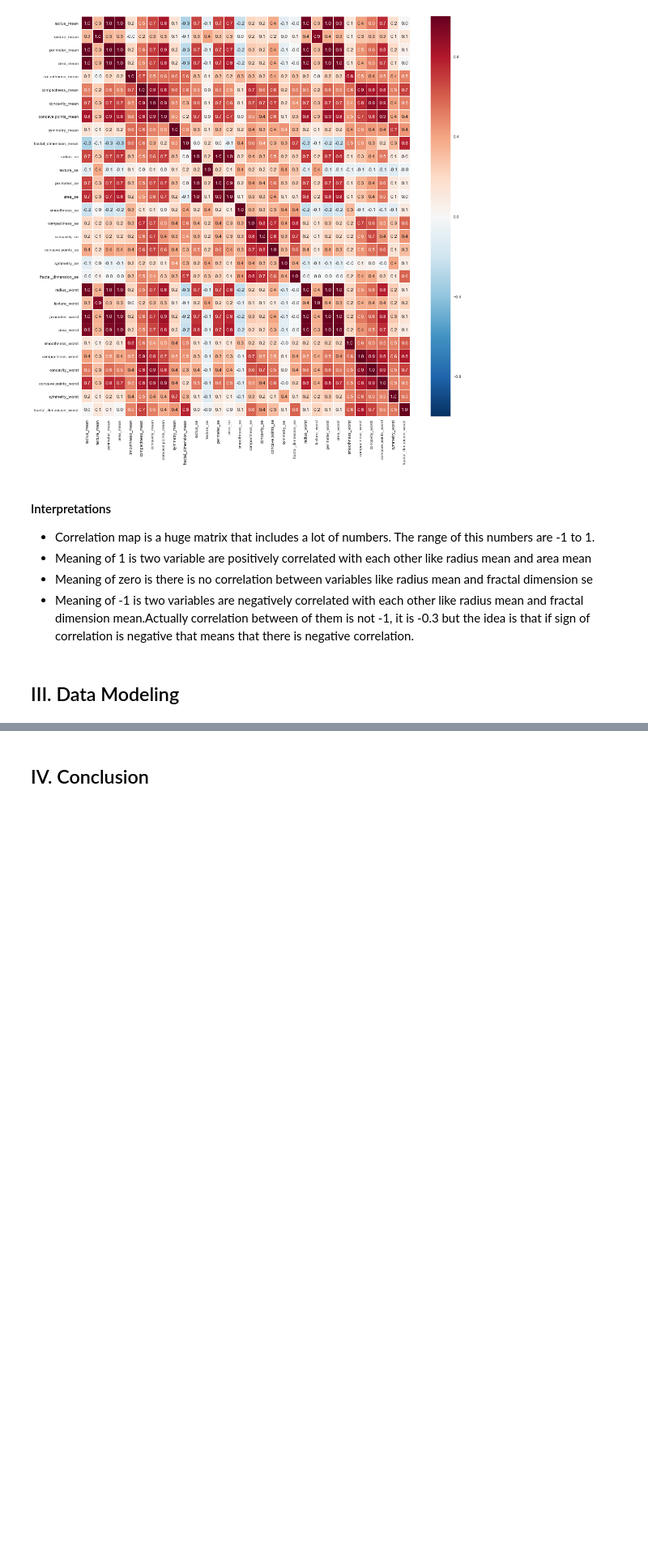
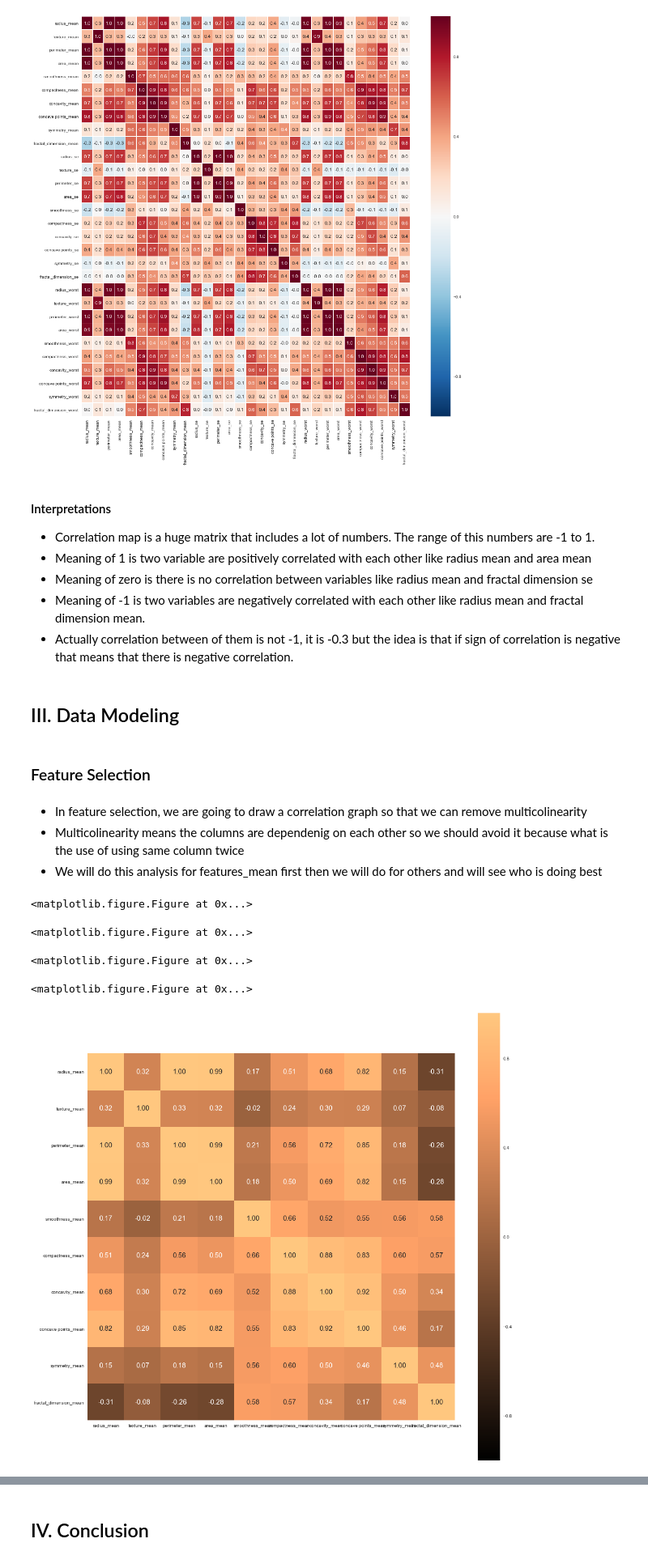
Before and after one commit to melissa-perez/MontyPython, a Jupyter notebook: STATS131 Project Report.ipynb, the cells around one changed output, grey strips where cells are left out. Shown at 81% size. Saved outputs shown, nothing was run; the diff lists cells and outputs as text; code cells hidden in the pictures; blank space fills up the shorter version.

Commit message:
Feature selection + random forest model

```diff
--- a/STATS131 Project Report.ipynb
+++ b/STATS131 Project Report.ipynb
@@ -328,6 +329,25 @@ plt.show()
 - Correlation map is a huge matrix that includes a lot of numbers. The range of this numbers are -1 to 1.
 - Meaning of 1 is two variable are positively correlated with each other like radius mean and area mean
 - Meaning of zero is there is no correlation between variables like radius mean and fractal dimension se
-- Meaning of -1 is two variables are negatively correlated with each other like radius mean and fractal dimension mean.Actually correlation between of them is not -1, it is -0.3 but the idea is that if sign of correlation is negative that means that there is negative correlation.
+- Meaning of -1 is two variables are negatively correlated with each other like radius mean and fractal dimension mean.
+- Actually correlation between of them is not -1, it is -0.3 but the idea is that if sign of correlation is negative that means that there is negative correlation.
 # %% [markdown]
 ## III. Data Modeling
+# %% [markdown]
+### Feature Selection
+# %% [markdown]
+- In feature selection, we are going to draw a correlation graph so that we can remove multicolinearity
+- Multicolinearity means the columns are dependenig on each other so we should avoid it because what is the use of using same column twice
+- We will do this analysis for features_mean first then we will do for others and will see who is doing best
+# %%
+corr = cancer[col_mean].corr()
+plt.figure(figsize=(18,18))
+sns.heatmap(corr, cbar = True,  square = True, annot=True, fmt= '.2f',annot_kws={'size': 15},
+           cmap= 'copper')
+plt.show()
+# %% [output]
+<matplotlib.figure.Figure at 0x...>
+<matplotlib.figure.Figure at 0x...>
+<matplotlib.figure.Figure at 0x...>
+<matplotlib.figure.Figure at 0x...>
+[figure, added]
```
Also changed, not shown: parts of 10 cells of this notebook.
